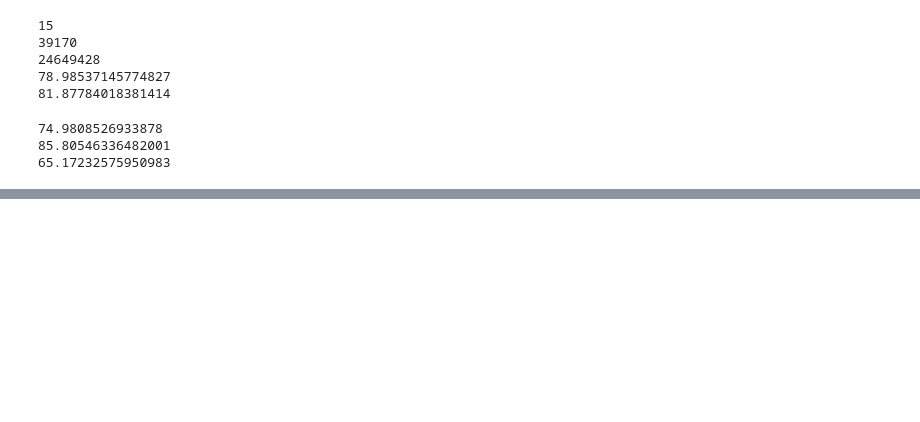
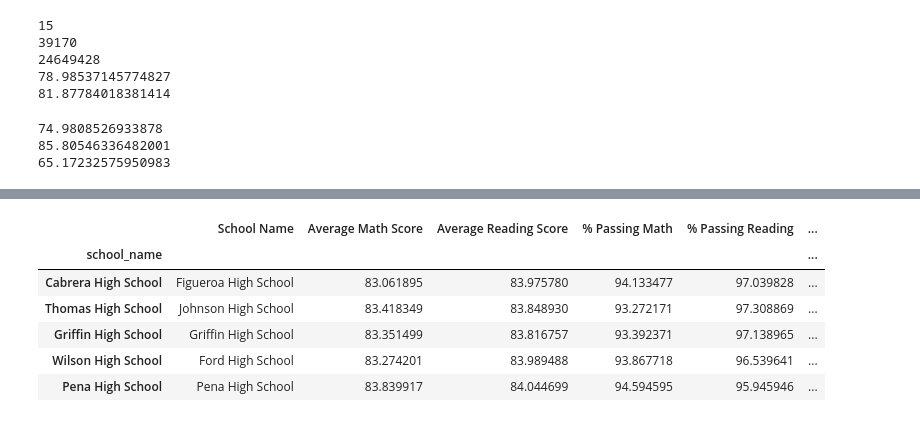
Before and after one commit to Cosette3737/Pandas-Challenge, a Jupyter notebook: PandasPyschool.ipynb, the cells around one changed output, grey strips where cells are left out. Drawn from its saved outputs; the diff is of its cells as text; code cells hidden in the pictures; blank space fills up the shorter version.

```diff
--- a/PandasPyschool.ipynb
+++ b/PandasPyschool.ipynb
@@ -75,0 +208,17 @@ NameError: name 'df' is not defined
+# %%
+PassMath = merge_df [(merge_df["math_score"] >=70)]
+PassMathAve=PassMath.groupby(["school_name"]).count()["student_name"]
+totalMath=merge_df [(merge_df["math_score"] > 0)]
+totalMathCount=totalMath.groupby(["school_name"]).count()["student_name"]
+print(PassMathAve)
+print(totalMathCount)
+PassMassAvePerc=(PassMathAve/totalMathCount)*100
+print(PassMassAvePerc)
+
+PassRead = merge_df [(merge_df["reading_score"] >=70)]
+PassReadAve=PassRead.groupby(["school_name"]).count()["student_name"]
+PassReadAvePerc=(PassReadAve/totalMathCount)*100
+print(PassReadAvePerc)
+PassBoth = merge_df[(merge_df["reading_score"] >=70) & (merge_df["math_score"] >=70)]
+PassBothAve=PassBoth.groupby(["school_name"]).count()["student_name"]
+PassBothAvePerc=(PassBothAve/totalMathCount)*100
@@ -75,0 +243,22 @@ NameError: name 'df' is not defined
+# %%
+school_summary_df= pd.DataFrame({
+         "School Name":school_name,
+        "School Types":school_types,
+   "Total Students":total_students,
+    "Total School Budget":school_budget,
+    "Per Student Budget":student_budget,
+})
+
+print(school_summary_df)
+
+Math_df=pd.DataFrame({
+    "Average Math Score":avemath,
+   "Average Reading Score":averead,
+ "% Passing Math":PassMassAvePerc,
+    "% Passing Reading": PassReadAvePerc,
+    "% Overall Passing": PassBothAvePerc,
+    })
+
+print(Math_df)
+#mergeschooldistrict_df = pd.merge(school_summary_df,Math_df, on="school_name", how="Left")
+#mergeschooldistrict_df.head
@@ -75,0 +283,12 @@ NameError: name 'df' is not defined
+# %%
+#Top PErforming schools by %overal Passing
+top_schools=Math_df.sort_values(['% Overall Passing'],ascending=False)
+top_schools.head(5)
+# %% [output]
+|  | School Name | Average Math Score | Average Reading Score | % Passing Math | % Passing Reading | ... |
+| school_name |  |  |  |  |  | ... |
+| Cabrera High School | Figueroa High School | 83.061895 | 83.975780 | 94.133477 | 97.039828 | ... |
+| Thomas High School | Johnson High School | 83.418349 | 83.848930 | 93.272171 | 97.308869 | ... |
+| Griffin High School | Griffin High School | 83.351499 | 83.816757 | 93.392371 | 97.138965 | ... |
+| Wilson High School | Ford High School | 83.274201 | 83.989488 | 93.867718 | 96.539641 | ... |
+| Pena High School | Pena High School | 83.839917 | 84.044699 | 94.594595 | 95.945946 | ... |
```
Also changed, not shown: parts of 18 cells of this notebook.
